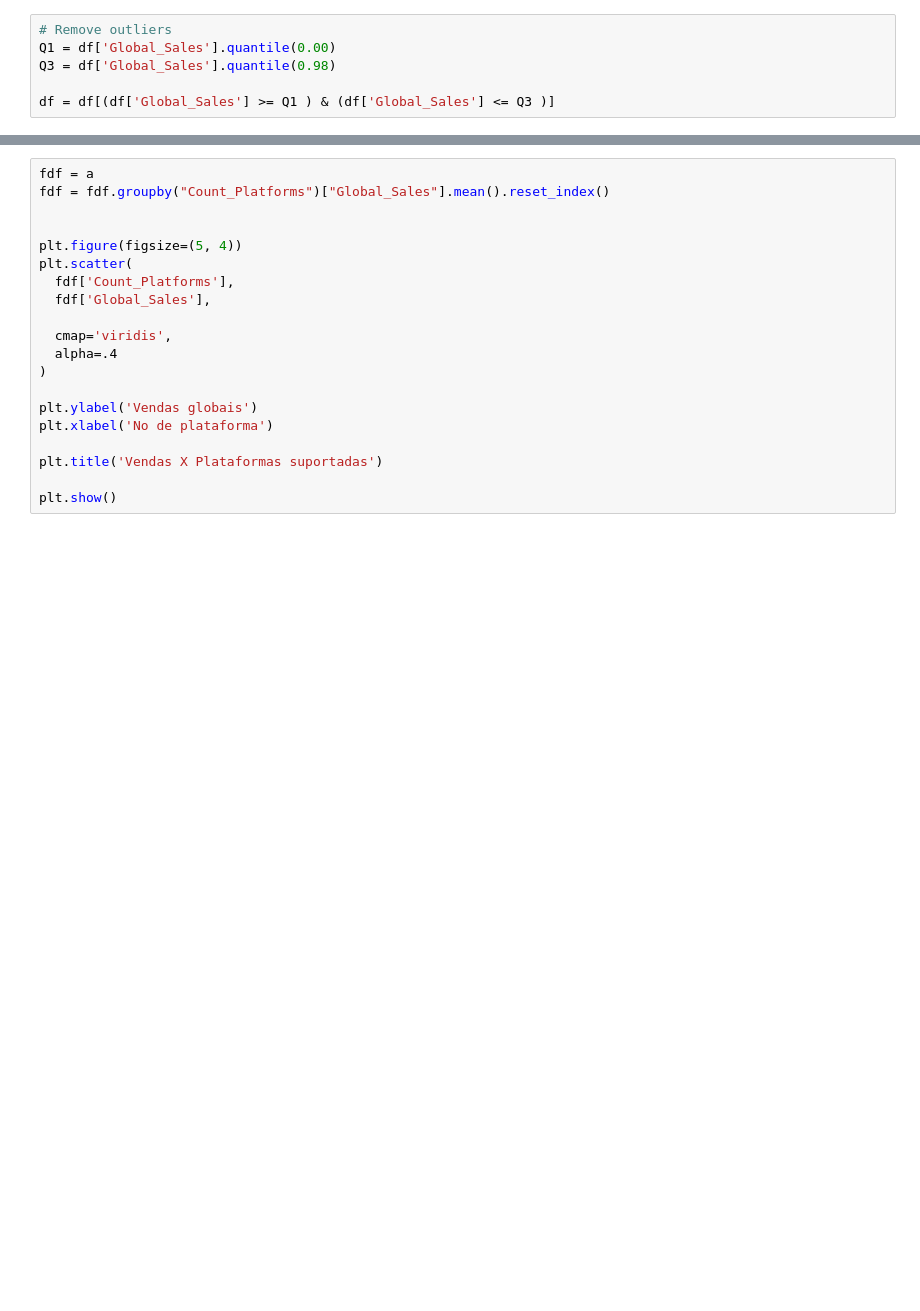
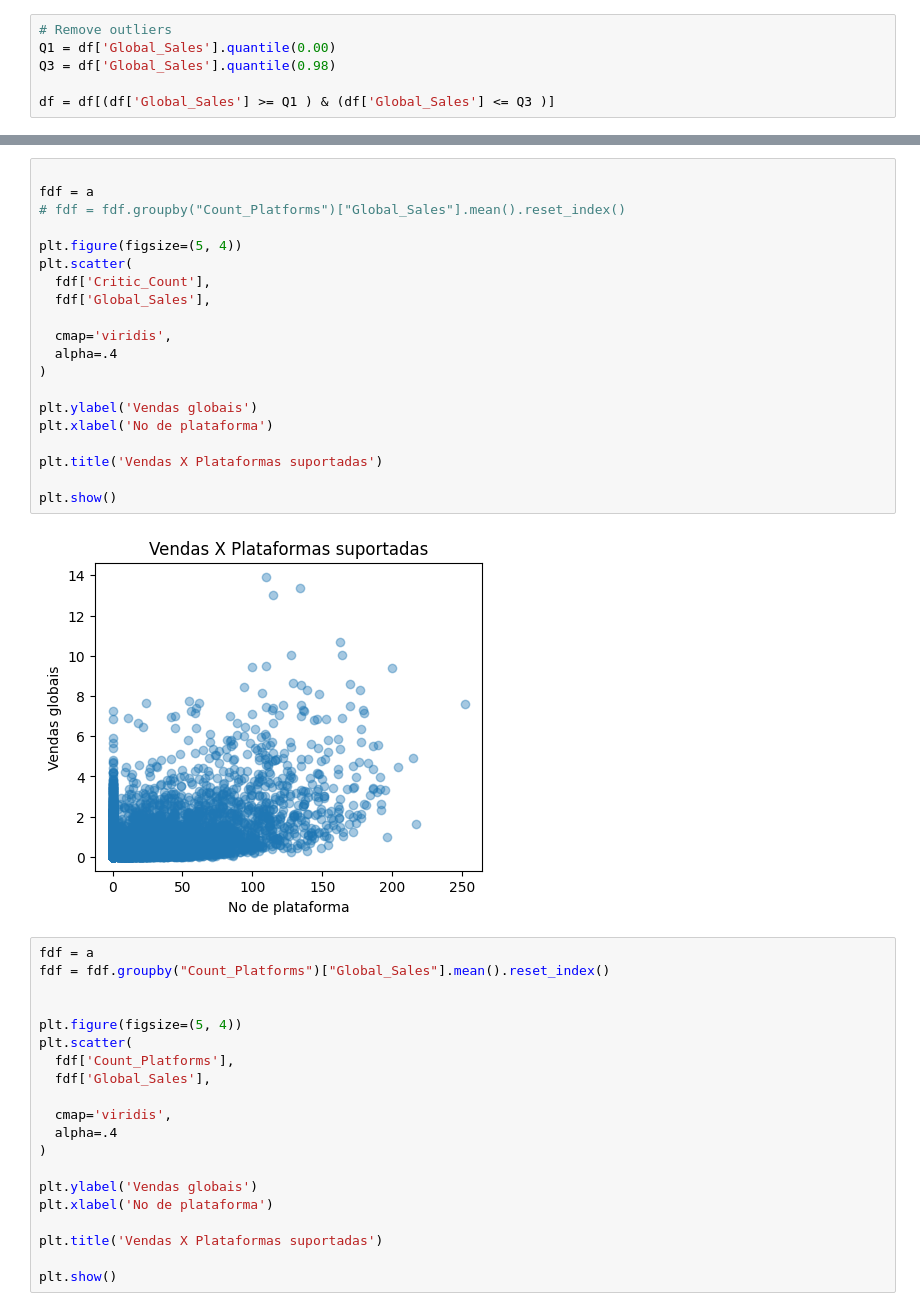
Before and after one commit to wolke412/topicos-4, a Jupyter notebook: test.ipynb, the cells around one changed output, grey strips where cells are left out. Drawn from its saved outputs; the diff is of its cells as text; blank space fills up the shorter version.

```diff
--- a/test.ipynb
+++ b/test.ipynb
@@ -52,3 +89,25 @@ a.sort_values("Count_Platforms", ascending=False).head(4)
+# %%
+
+fdf = a
+# fdf = fdf.groupby("Count_Platforms")["Global_Sales"].mean().reset_index()
+
+plt.figure(figsize=(5, 4))
+plt.scatter(
+  fdf['Critic_Count'],
+  fdf['Global_Sales'],
+
+  cmap='viridis',
+  alpha=.4
+)
+
+plt.ylabel('Vendas globais')
+plt.xlabel('No de plataforma')
+
+plt.title('Vendas X Plataformas suportadas')
+
+plt.show()
+# %% [output]
+[figure, added]
 # %%
 fdf = a
 fdf = fdf.groupby("Count_Platforms")["Global_Sales"].mean().reset_index()
```
Also changed, not shown: parts of 13 cells of this notebook, 2 other files.
